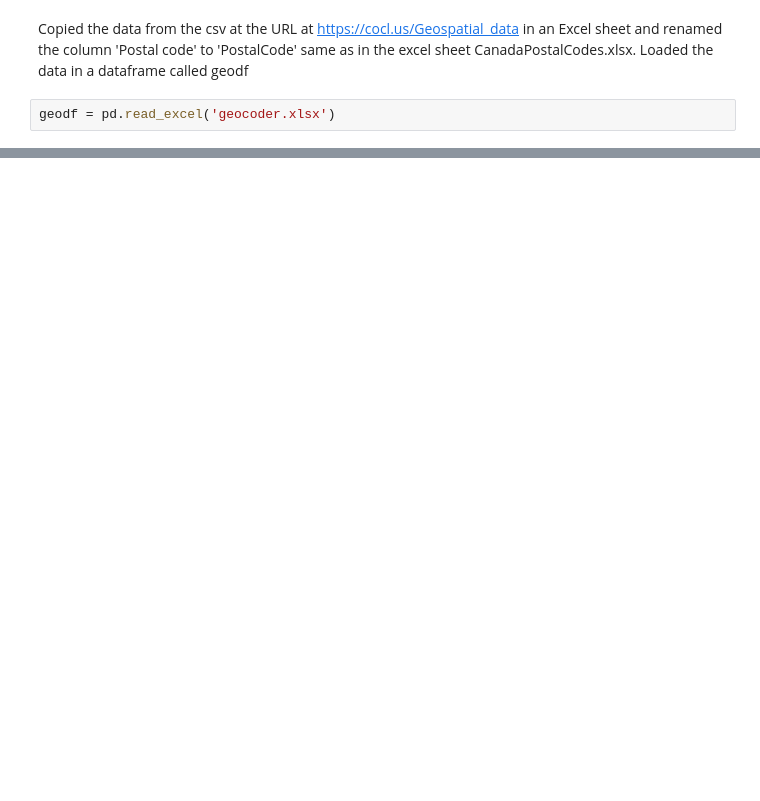
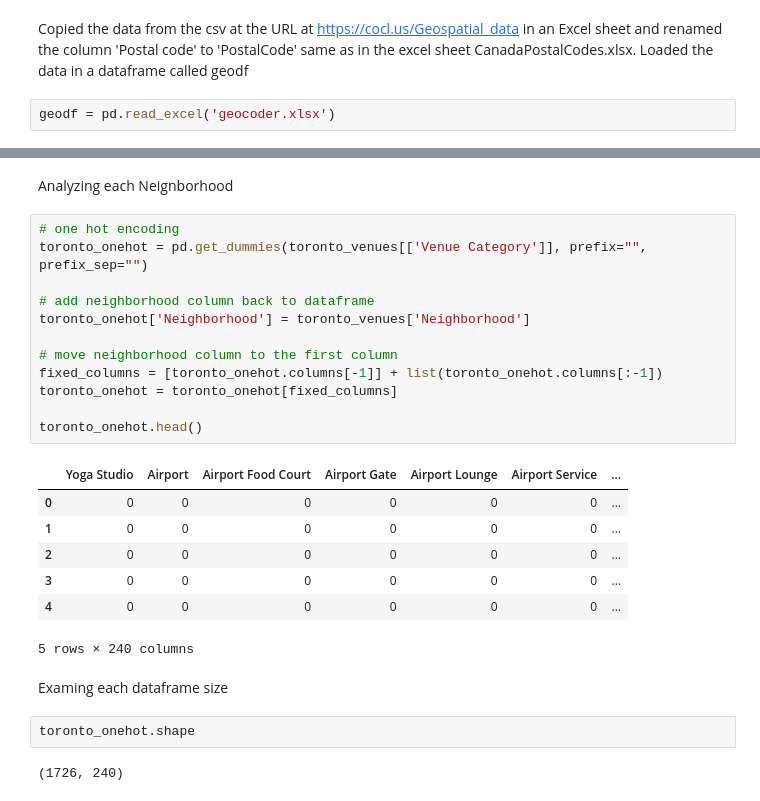
Before and after one commit to pmukher/Coursera_Capstone, a Jupyter notebook: Segmenting and Clustering Neighborhoods in Toronto.ipynb, the cells around one changed output, grey strips where cells are left out. Saved outputs shown, nothing was run; the diff lists cells and outputs as text; blank space fills up the shorter version.

```diff
--- a/Segmenting and Clustering Neighborhoods in Toronto.ipynb
+++ b/Segmenting and Clustering Neighborhoods in Toronto.ipynb
@@ -35,0 +186,28 @@ df = df.merge(geodf, on="PostalCode", how = 'inner')
+# %% [markdown]
+Analyzing each Neignborhood
+# %%
+# one hot encoding
+toronto_onehot = pd.get_dummies(toronto_venues[['Venue Category']], prefix="", prefix_sep="")
+
+# add neighborhood column back to dataframe
+toronto_onehot['Neighborhood'] = toronto_venues['Neighborhood']
+
+# move neighborhood column to the first column
+fixed_columns = [toronto_onehot.columns[-1]] + list(toronto_onehot.columns[:-1])
+toronto_onehot = toronto_onehot[fixed_columns]
+
+toronto_onehot.head()
+# %% [output]
+|  | Yoga Studio | Airport | Airport Food Court | Airport Gate | Airport Lounge | Airport Service | ... |
+| 0 | 0 | 0 | 0 | 0 | 0 | 0 | ... |
+| 1 | 0 | 0 | 0 | 0 | 0 | 0 | ... |
+| 2 | 0 | 0 | 0 | 0 | 0 | 0 | ... |
+| 3 | 0 | 0 | 0 | 0 | 0 | 0 | ... |
+| 4 | 0 | 0 | 0 | 0 | 0 | 0 | ... |
+5 rows × 240 columns
+# %% [markdown]
+Examing each dataframe size
+# %%
+toronto_onehot.shape
+# %% [output]
+(1726, 240)
```
Also changed, not shown: parts of 45 cells of this notebook.
